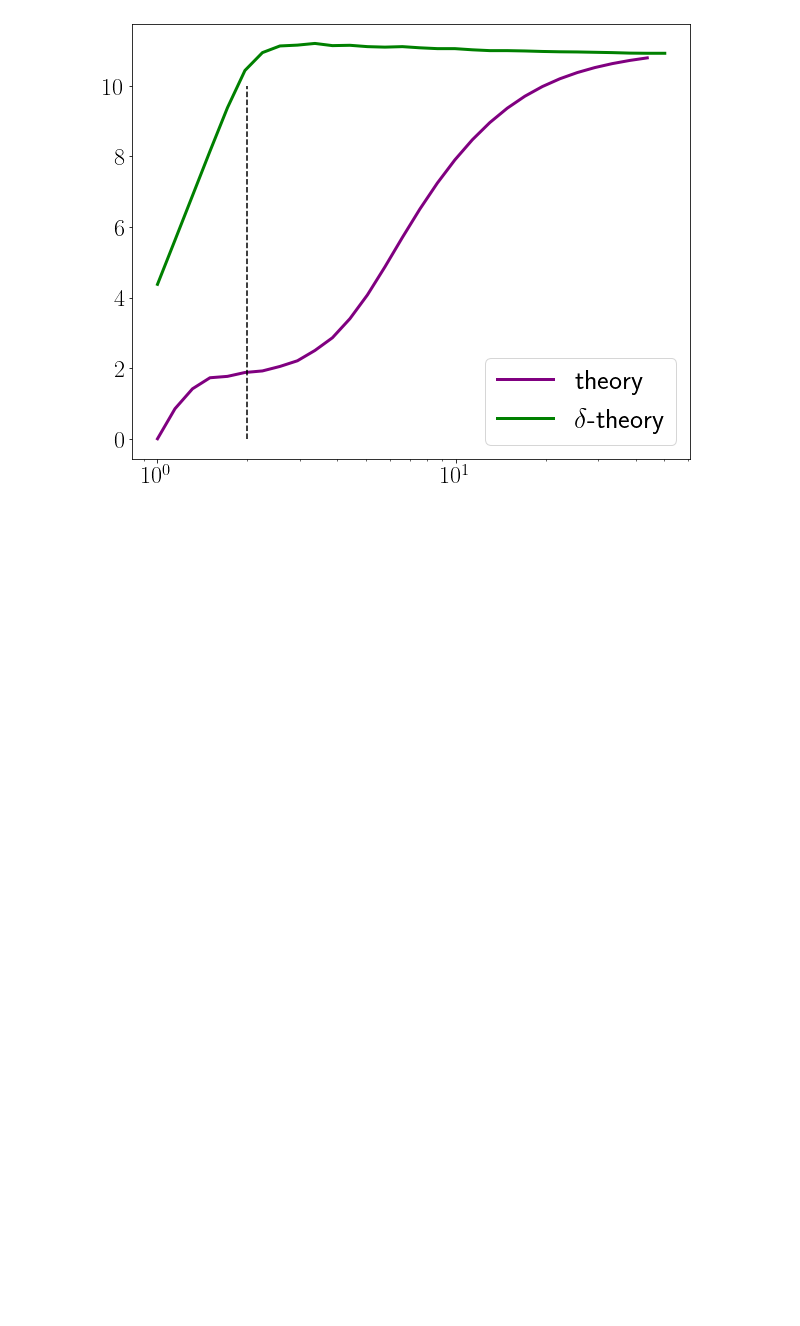
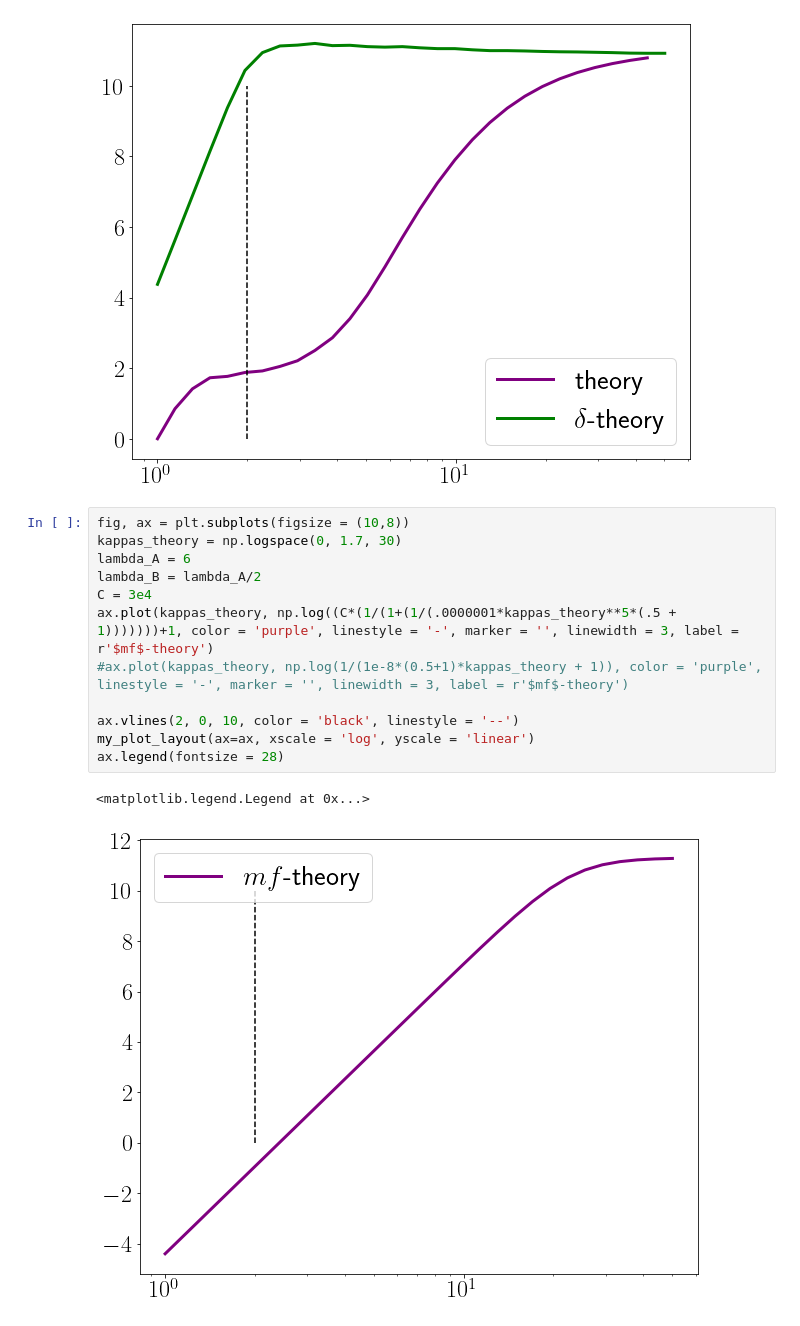
Before and after one commit to rmorantovar/Immune_System, a Jupyter notebook: Jupyter_Notebooks/7_Recognition.ipynb, the cells around one changed output. Drawn from its saved outputs; the diff is of its cells as text; blank space fills up the shorter version.

```diff
--- a/Jupyter_Notebooks/7_Recognition.ipynb
+++ b/Jupyter_Notebooks/7_Recognition.ipynb
@@ -683,3 +683,18 @@ min_e_PWM=-24.39
 mean_e_PWM=8.4890
 <matplotlib.legend.Legend at 0x...>
 [figure]
+# %%
+fig, ax = plt.subplots(figsize = (10,8))
+kappas_theory = np.logspace(0, 1.7, 30)
+lambda_A = 6
+lambda_B = lambda_A/2
+C = 3e4
+ax.plot(kappas_theory, np.log((C*(1/(1+(1/(.0000001*kappas_theory**5*(.5 + 1)))))))+1, color = 'purple', linestyle = '-', marker = '', linewidth = 3, label = r'$mf$-theory')
+#ax.plot(kappas_theory, np.log(1/(1e-8*(0.5+1)*kappas_theory + 1)), color = 'purple', linestyle = '-', marker = '', linewidth = 3, label = r'$mf$-theory')
+
+ax.vlines(2, 0, 10, color = 'black', linestyle = '--')
+my_plot_layout(ax=ax, xscale = 'log', yscale = 'linear')
+ax.legend(fontsize = 28)
+# %% [output]
+<matplotlib.legend.Legend at 0x...>
+[figure, added]
```
Also changed, not shown: 16 other files.
